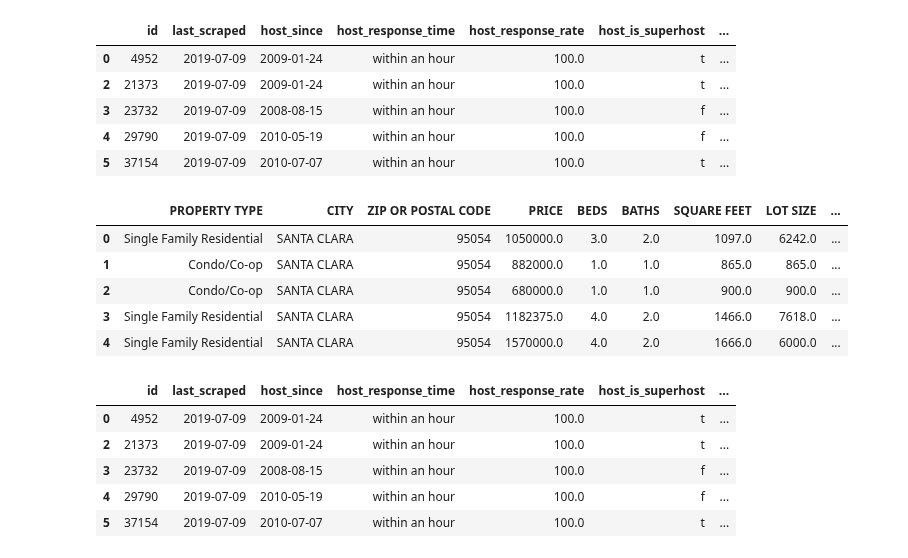
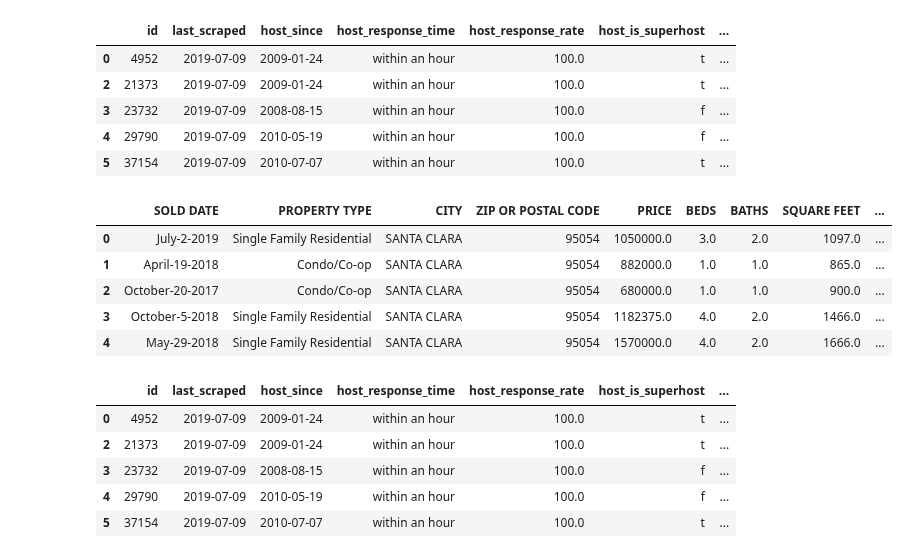
Before and after one commit to Armclimber/Projects, a Jupyter notebook: Data Wrangling.ipynb, the cells around one changed output. Drawn from its saved outputs; the diff is of its cells as text; code cells hidden in the pictures.

```diff
--- a/Data Wrangling.ipynb
+++ b/Data Wrangling.ipynb
@@ -201,7 +201,7 @@ redfin_filtered['HOA/MONTH'].fillna(0, inplace=True)
 redfin_filtered['TOTAL SIZE'] = redfin_filtered['SQUARE FEET'] + redfin_filtered['LOT SIZE']
 
 #Drop columns that are not relevant anymore
-redfin_filtered = redfin_filtered.drop(columns = ['SOLD DATE', 'QUARTER', 'STATE OR PROVINCE'])
+redfin_filtered = redfin_filtered.drop(columns = ['STATE OR PROVINCE'])
 
 #number of inventory will decide price (supply/demand)
 #use the number of sales in each zip code to proxy inventory
@@ -606,39 +608,50 @@ airbnb_new.head(5)
 # %%
 #Read school scores data
 scores = pd.read_csv(data_path + "School/ca2018_santaclara_score.csv")
 #Limit to all students
 scores = scores.loc[scores['Subgroup ID'] == 1,:]
 #Limit to all grades
 scores = scores.loc[scores['Grade'] == 13,:]
 #Limit to different subjects 1:English; 2:Math
 #scores = scores.loc[scores['Test Id'] == 1,:]
 scores = scores[['County Code', 'District Code', 'School Code', 'Test Id', 'Percentage Standard Met and Above']]
 
 
 #Read school entity data
 entity = pd.read_csv(data_path + "School/ca2018_entity.csv", encoding = "ISO-8859-1")
 
 #Merge the two to have County name, district name, school name, and zip code
 scores_all = pd.merge(scores, entity, on=['County Code','District Code','School Code'], how='left')
 
-#Remove the ones with no zipcoes (they're not schools)
+#Remove the ones with no zipcodes (they're not schools)
 scores_all = scores_all.loc[scores_all['Zip Code']!='     ',:]
 scores_all = scores_all.loc[scores_all['Percentage Standard Met and Above']!='*',:]
 
 scores_all['Percentage Standard Met and Above'] = scores_all['Percentage Standard Met and Above'].astype(float)
 scores_zip = scores_all.groupby('Zip Code').mean()['Percentage Standard Met and Above'].to_frame()
 
+#There are zipcodes with no schools but are zoned to schools in other zipcodes
+#Assign the scores to the zoned schools' zipcode
+scores_zip.loc['95134'] = scores_zip.loc['95054']
+scores_zip.loc['94304'] = scores_zip.loc['94306']
+scores_zip.loc['95113'] = scores_zip.loc['95126']
+scores_zip.loc['95140'] = scores_zip.loc['95127']
+
+
 #Merge scores to Redfin data
 redfin_new = pd.merge(redfin_filtered, scores_zip, left_on = ['ZIP OR POSTAL CODE'],
                       right_index=True, how='left')
+
+#'90512' is not valid zipcode
+redfin_new = redfin_new.loc[redfin_new['ZIP OR POSTAL CODE'] != '90512', :]
 redfin_new.head()
 # %% [output]
-|  | PROPERTY TYPE | CITY | ZIP OR POSTAL CODE | PRICE | BEDS | BATHS | SQUARE FEET | LOT SIZE | ... |
-| 0 | Single Family Residential | SANTA CLARA | 95054 | 1050000.0 | 3.0 | 2.0 | 1097.0 | 6242.0 | ... |
-| 1 | Condo/Co-op | SANTA CLARA | 95054 | 882000.0 | 1.0 | 1.0 | 865.0 | 865.0 | ... |
-| 2 | Condo/Co-op | SANTA CLARA | 95054 | 680000.0 | 1.0 | 1.0 | 900.0 | 900.0 | ... |
-| 3 | Single Family Residential | SANTA CLARA | 95054 | 1182375.0 | 4.0 | 2.0 | 1466.0 | 7618.0 | ... |
-| 4 | Single Family Residential | SANTA CLARA | 95054 | 1570000.0 | 4.0 | 2.0 | 1666.0 | 6000.0 | ... |
+|  | SOLD DATE | PROPERTY TYPE | CITY | ZIP OR POSTAL CODE | PRICE | BEDS | BATHS | SQUARE FEET | ... |
+| 0 | July-2-2019 | Single Family Residential | SANTA CLARA | 95054 | 1050000.0 | 3.0 | 2.0 | 1097.0 | ... |
+| 1 | April-19-2018 | Condo/Co-op | SANTA CLARA | 95054 | 882000.0 | 1.0 | 1.0 | 865.0 | ... |
+| 2 | October-20-2017 | Condo/Co-op | SANTA CLARA | 95054 | 680000.0 | 1.0 | 1.0 | 900.0 | ... |
+| 3 | October-5-2018 | Single Family Residential | SANTA CLARA | 95054 | 1182375.0 | 4.0 | 2.0 | 1466.0 | ... |
+| 4 | May-29-2018 | Single Family Residential | SANTA CLARA | 95054 | 1570000.0 | 4.0 | 2.0 | 1666.0 | ... |
 # %%
 #Merge scores to Airbnb data
 airbnb_new = pd.merge(airbnb_new, scores_zip, left_on = ['zipcode'],
```
Also changed, not shown: parts of 11 cells of this notebook, 1 other file.
